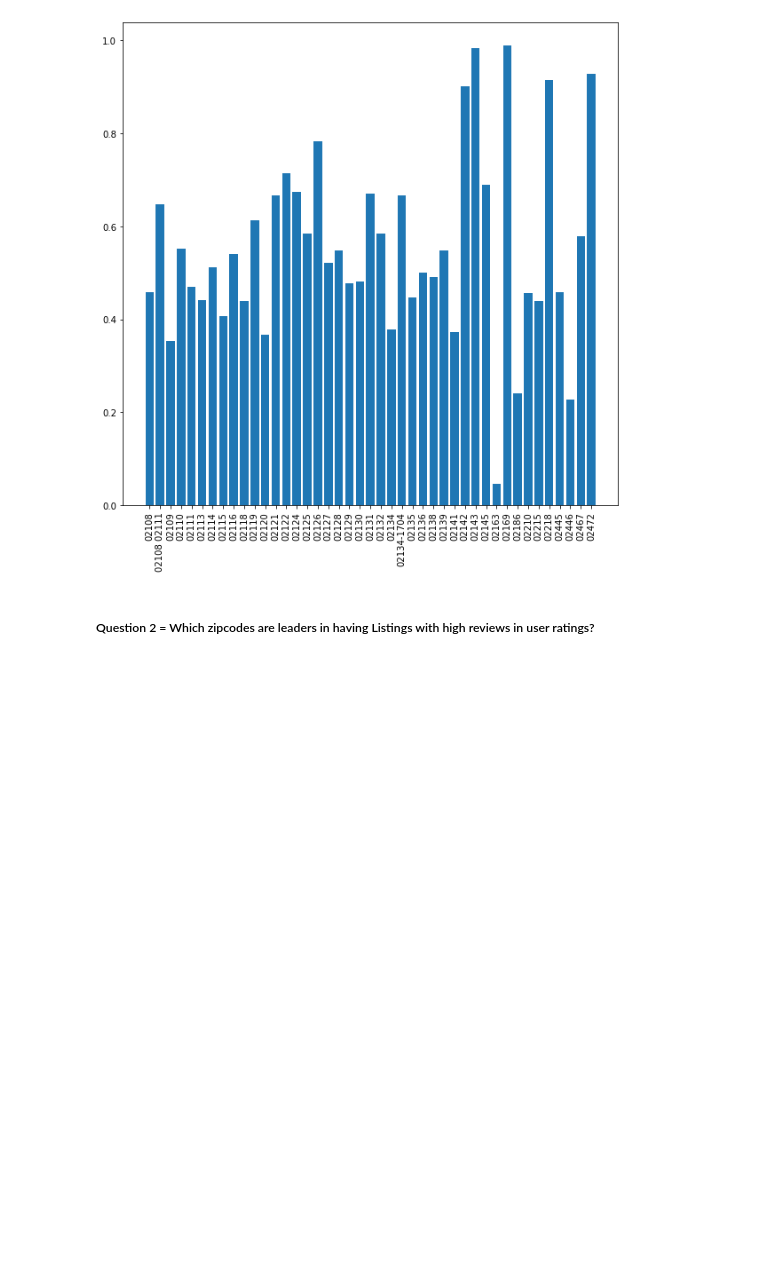
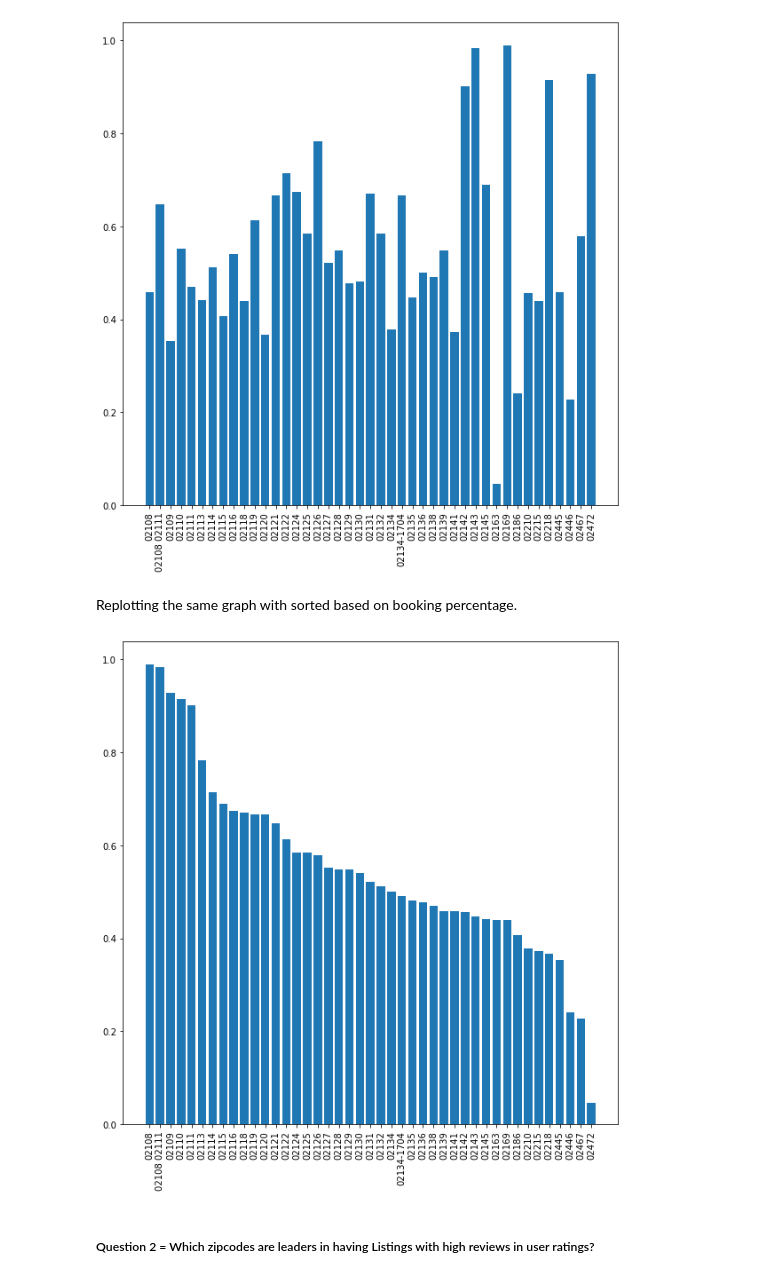
Before and after one commit to sdaphtardar/airbnb_dataset_analysis, a Jupyter notebook: AirBnB_Data_Analysis.ipynb, the cells around one changed output. Cells and saved outputs as stored; diff of their text form; code cells hidden in the pictures; blank space fills up the shorter version.

```diff
--- a/AirBnB_Data_Analysis.ipynb
+++ b/AirBnB_Data_Analysis.ipynb
@@ -2470,6 +2473,15 @@ plt.bar(df_zipcode_details['zipcode'], df_zipcode_details['booking_percentage'])
 plt.xticks(rotation=90);
 # %% [output]
 [figure]
+# %% [markdown]
+Replotting the same graph with sorted based on booking percentage.
+# %%
+from matplotlib.pyplot import figure
+plt.figure(figsize=(10,10))
+plt.bar(df_zipcode_details['zipcode'], df_zipcode_details['booking_percentage'].sort_values(ascending=False))
+plt.xticks(rotation=90);
+# %% [output]
+[figure, added]
 # %% [markdown]
 ##### Question 2 =  Which zipcodes are leaders in having Listings with high reviews in user ratings?
 # %%
```
Also changed, not shown: parts of 90 cells of this notebook.
